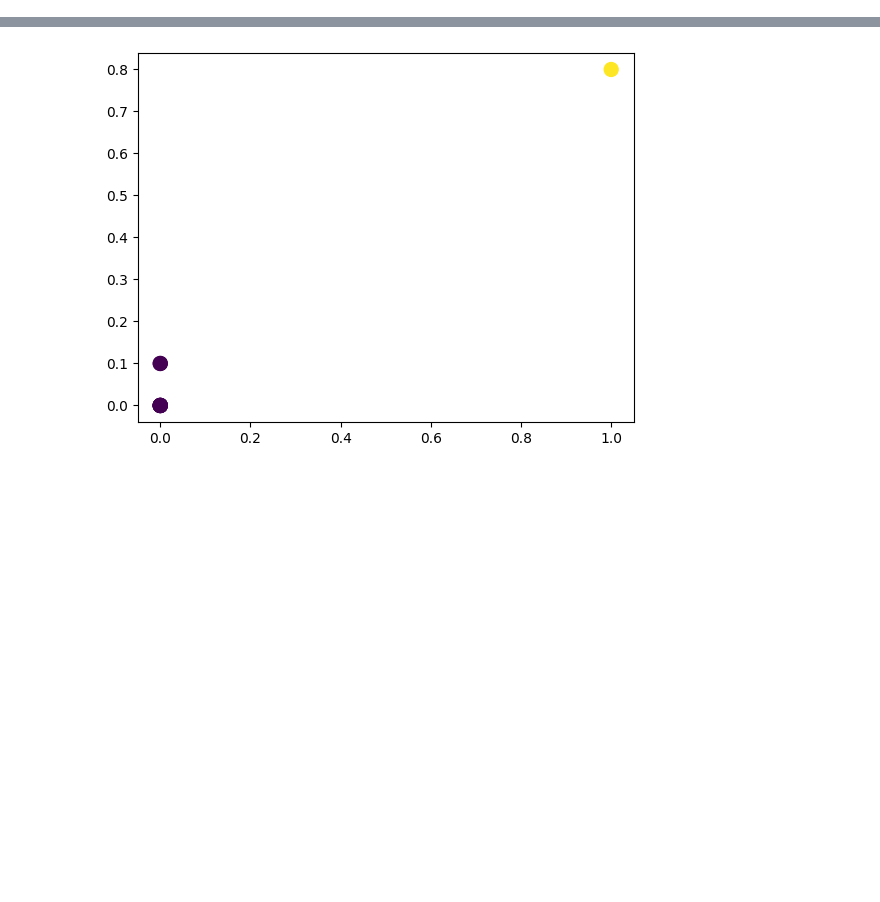
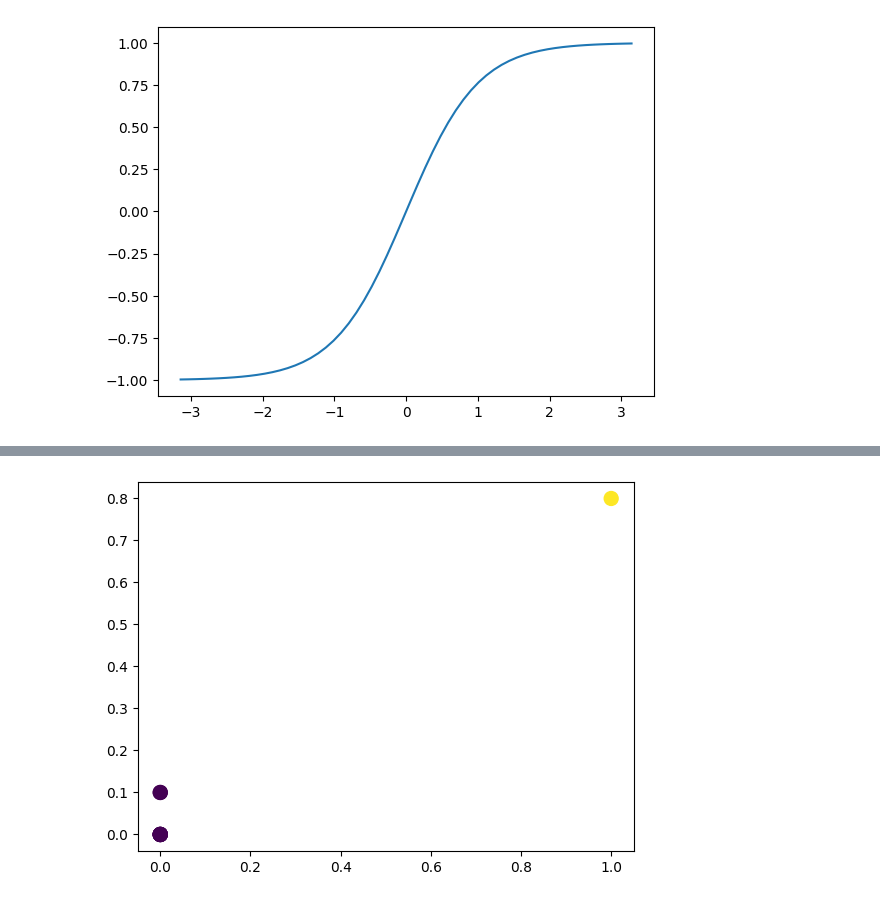
Before and after one commit to iamgus123/dl19, a Jupyter notebook: notebook/ch06_MLP.ipynb, the cells around one changed output, grey strips where cells are left out. Saved outputs shown, nothing was run; the diff lists cells and outputs as text; code cells hidden in the pictures; blank space fills up the shorter version.

```diff
--- a/notebook/ch06_MLP.ipynb
+++ b/notebook/ch06_MLP.ipynb
@@ -4,0 +36,11 @@
+# %%
+
+# import numpy as np
+# import matplotlib.pyplot as plt
+
+x = np.linspace(-np.pi, np.pi, 60)
+y = np.tanh(x)
+plt.plot(x, y)
+plt.show()
+# %% [output]
+[figure, added]
```
Also changed, not shown: parts of 12 cells of this notebook.
